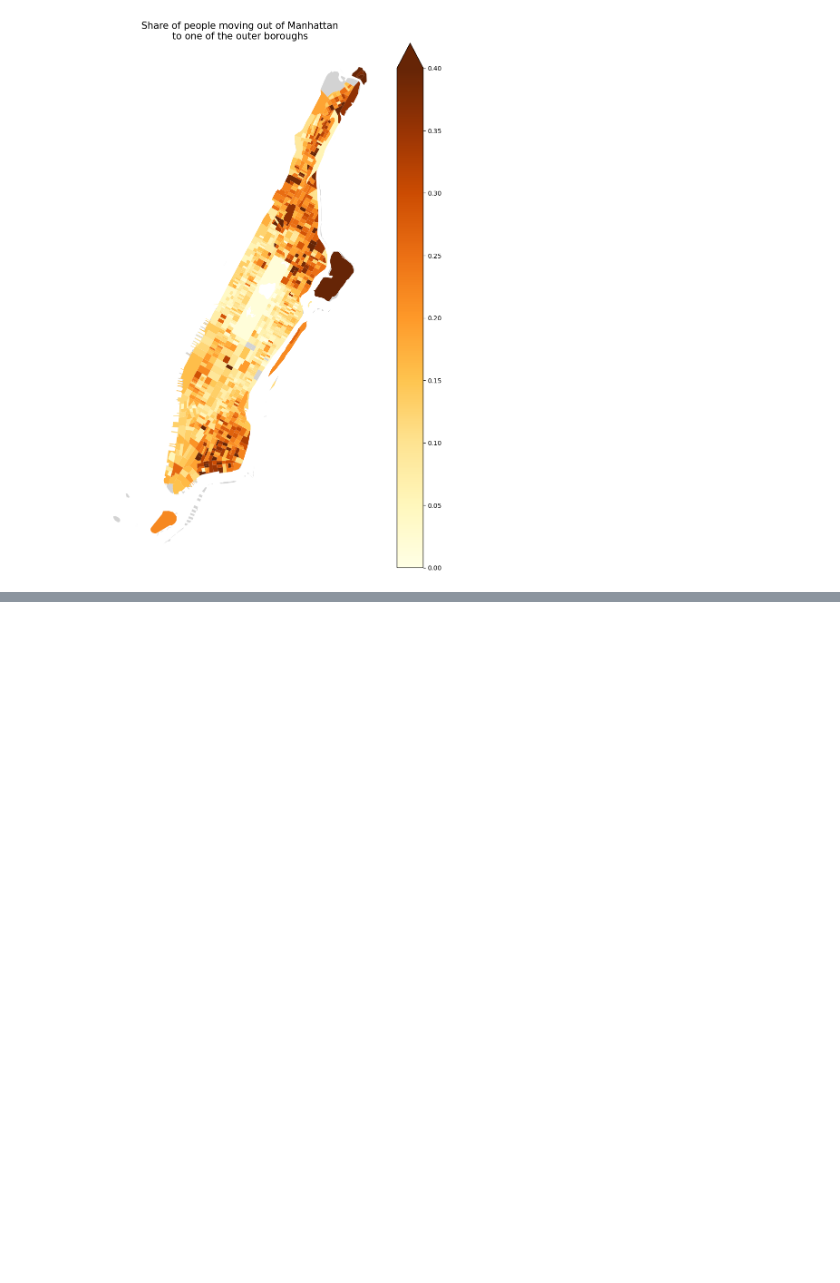
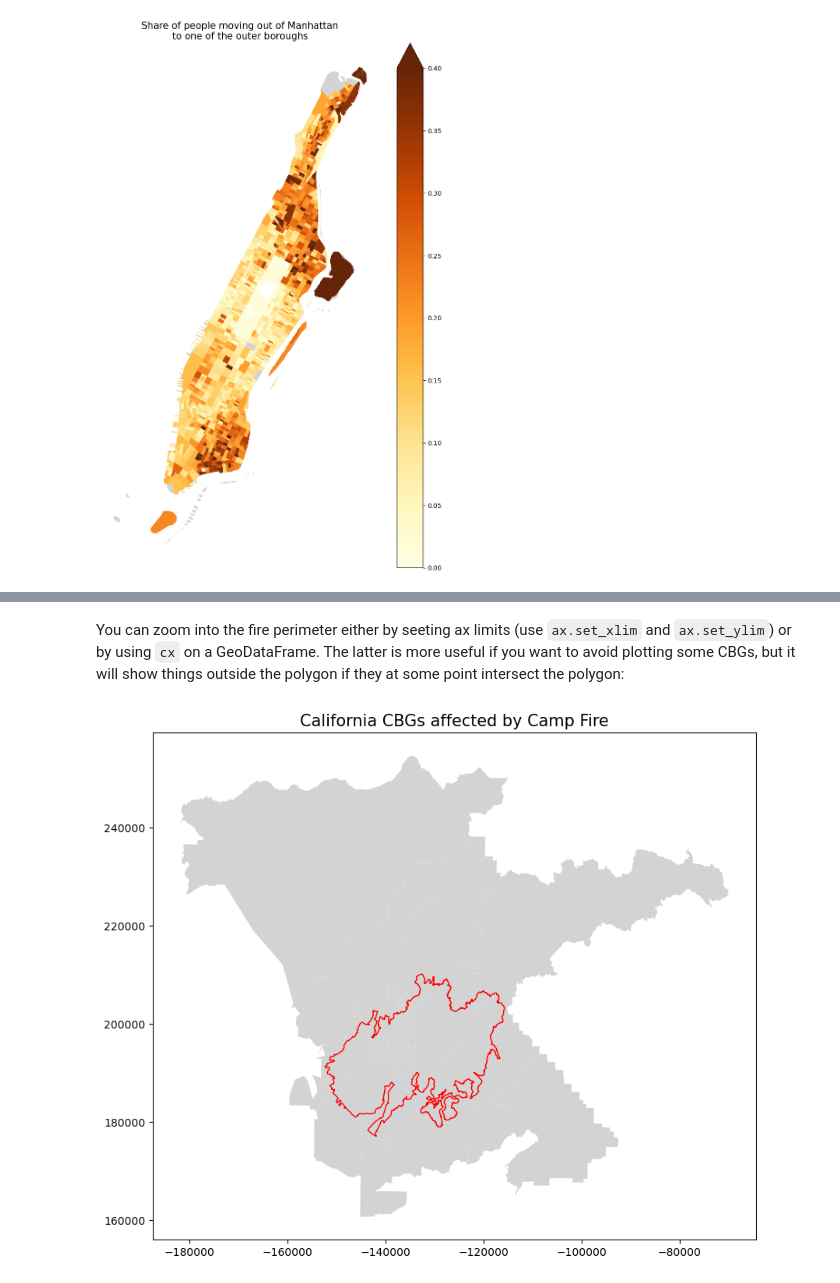
Before and after one commit to gsagostini/MIGRATE, a Jupyter notebook: solutions/mapping.ipynb, the cells around one changed output, grey strips where cells are left out. Cells and saved outputs as stored; diff of their text form; code cells hidden in the pictures; blank space fills up the shorter version.

```diff
--- a/solutions/mapping.ipynb
+++ b/solutions/mapping.ipynb
@@ -246,0 +377,13 @@ _ = ax.axis('off')
+# %% [markdown]
+You can zoom into the fire perimeter either by seeting ax limits (use `ax.set_xlim` and `ax.set_ylim`) or by using `cx` on a GeoDataFrame. The latter is more useful if you want to avoid plotting some CBGs, but it will show things outside the polygon if they at some point intersect the polygon:
+# %%
+total_bounds = camp_fire_gdf.total_bounds  # returns (minx, miny, maxx, maxy)
+cropped_CBGs = CA_CBGs_projected.cx[total_bounds[0]:total_bounds[2], total_bounds[1]:total_bounds[3]] #this is a square-like box cropping!
+
+#Now plot the cropped CBGs with the same code you wrote above:
+fig, ax = plt.subplots(figsize=(10,10))
+_ = cropped_CBGs.plot(ax=ax, color='lightgrey', zorder=-1)
+_ = camp_fire_gdf.boundary.plot(ax=ax, color='red', linewidth=1)
+_ = ax.set_title('California CBGs affected by Camp Fire', fontsize=15)
+# %% [output]
+[figure, added]
```
Also changed, not shown: parts of 50 cells of this notebook, 1 other file.
